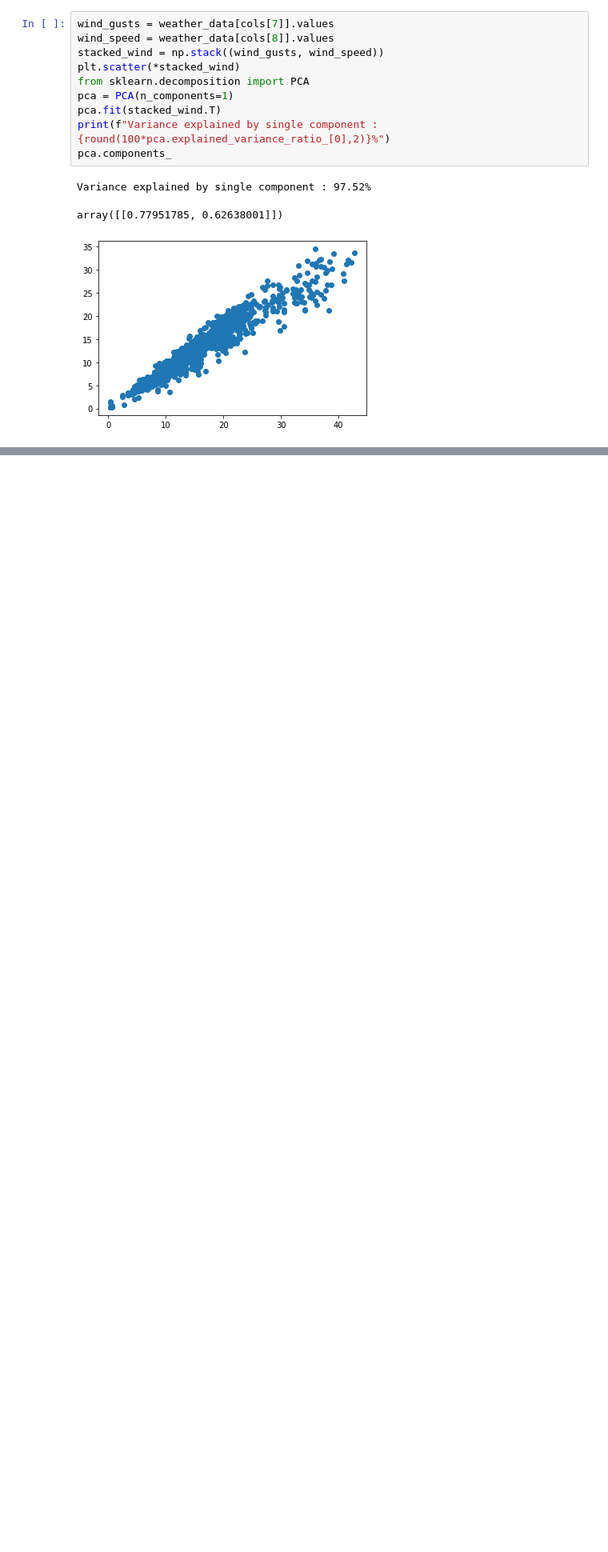
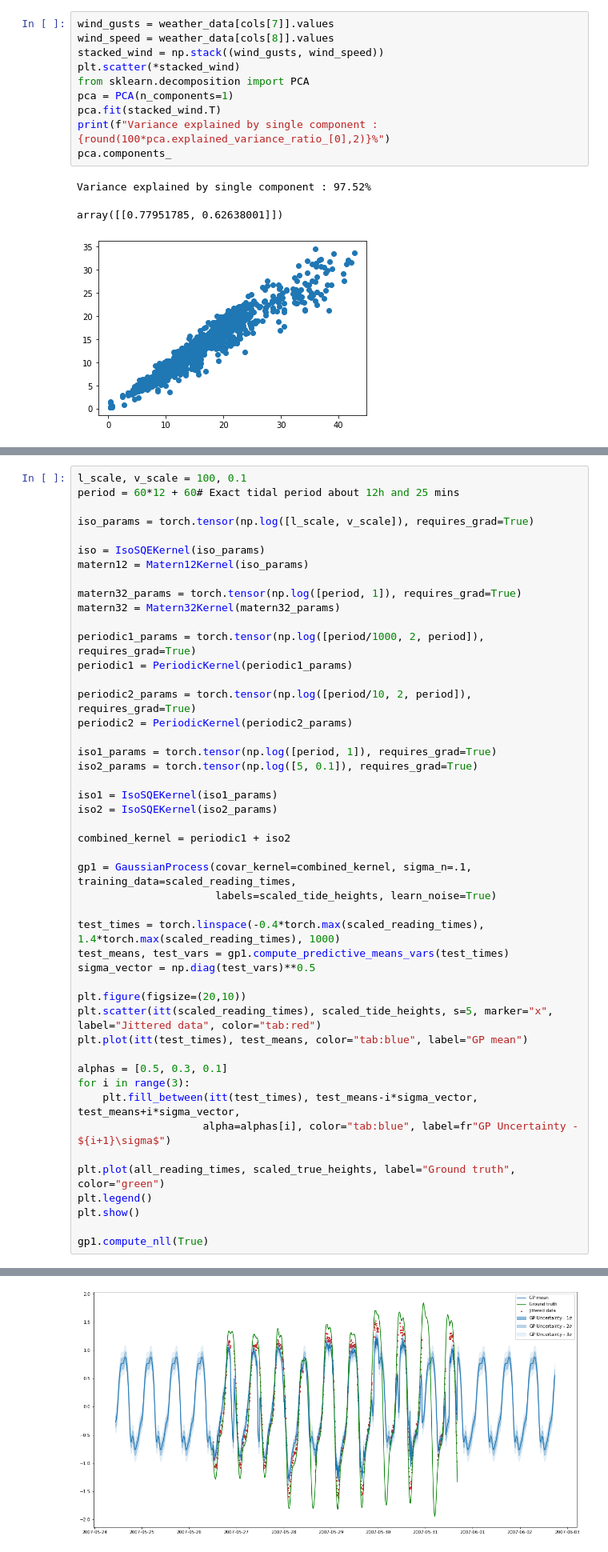
Before and after one commit to joncarter1/GP-Regression, a Jupyter notebook: Analysis.ipynb, the cells around one changed output, grey strips where cells are left out. Shown at 80% size. Drawn from its saved outputs; the diff is of its cells as text; blank space fills up the shorter version.

Commit message:
ported to pytorch, added matern and quadratic kernels

```diff
--- a/Analysis.ipynb
+++ b/Analysis.ipynb
@@ -96,0 +137,48 @@ array([[0.77951785, 0.62638001]])
+# %%
+l_scale, v_scale = 100, 0.1
+period = 60*12 + 60# Exact tidal period about 12h and 25 mins
+
+iso_params = torch.tensor(np.log([l_scale, v_scale]), requires_grad=True)
+
+iso = IsoSQEKernel(iso_params)
+matern12 = Matern12Kernel(iso_params)
+
+matern32_params = torch.tensor(np.log([period, 1]), requires_grad=True)
+matern32 = Matern32Kernel(matern32_params)
+
+periodic1_params = torch.tensor(np.log([period/1000, 2, period]), requires_grad=True)
+periodic1 = PeriodicKernel(periodic1_params)
+
+periodic2_params = torch.tensor(np.log([period/10, 2, period]), requires_grad=True)
+periodic2 = PeriodicKernel(periodic2_params)
+
+iso1_params = torch.tensor(np.log([period, 1]), requires_grad=True)
+iso2_params = torch.tensor(np.log([5, 0.1]), requires_grad=True)
+
+iso1 = IsoSQEKernel(iso1_params)
+iso2 = IsoSQEKernel(iso2_params)
+
+combined_kernel = periodic1 + iso2
+
+gp1 = GaussianProcess(covar_kernel=combined_kernel, sigma_n=.1, training_data=scaled_reading_times,
+                      labels=scaled_tide_heights, learn_noise=True)
+
+test_times = torch.linspace(-0.4*torch.max(scaled_reading_times), 1.4*torch.max(scaled_reading_times), 1000)
+test_means, test_vars = gp1.compute_predictive_means_vars(test_times)
+sigma_vector = np.diag(test_vars)**0.5
+
+plt.figure(figsize=(20,10))
+plt.scatter(itt(scaled_reading_times), scaled_tide_heights, s=5, marker="x", label="Jittered data", color="tab:red")
+plt.plot(itt(test_times), test_means, color="tab:blue", label="GP mean")
+
+alphas = [0.5, 0.3, 0.1]
+for i in range(3):
+    plt.fill_between(itt(test_times), test_means-i*sigma_vector, test_means+i*sigma_vector,
+                    alpha=alphas[i], color="tab:blue", label=fr"GP Uncertainty - ${i+1}\sigma$")
+
+plt.plot(all_reading_times, scaled_true_heights, label="Ground truth", color="green")
+plt.legend()
+plt.show()
+
+gp1.compute_nll(True)
+# %% [output]
@@ -96,0 +186 @@ array([[0.77951785, 0.62638001]])
+[figure, added]
```
Also changed, not shown: parts of 23 cells of this notebook, 4 other files.
